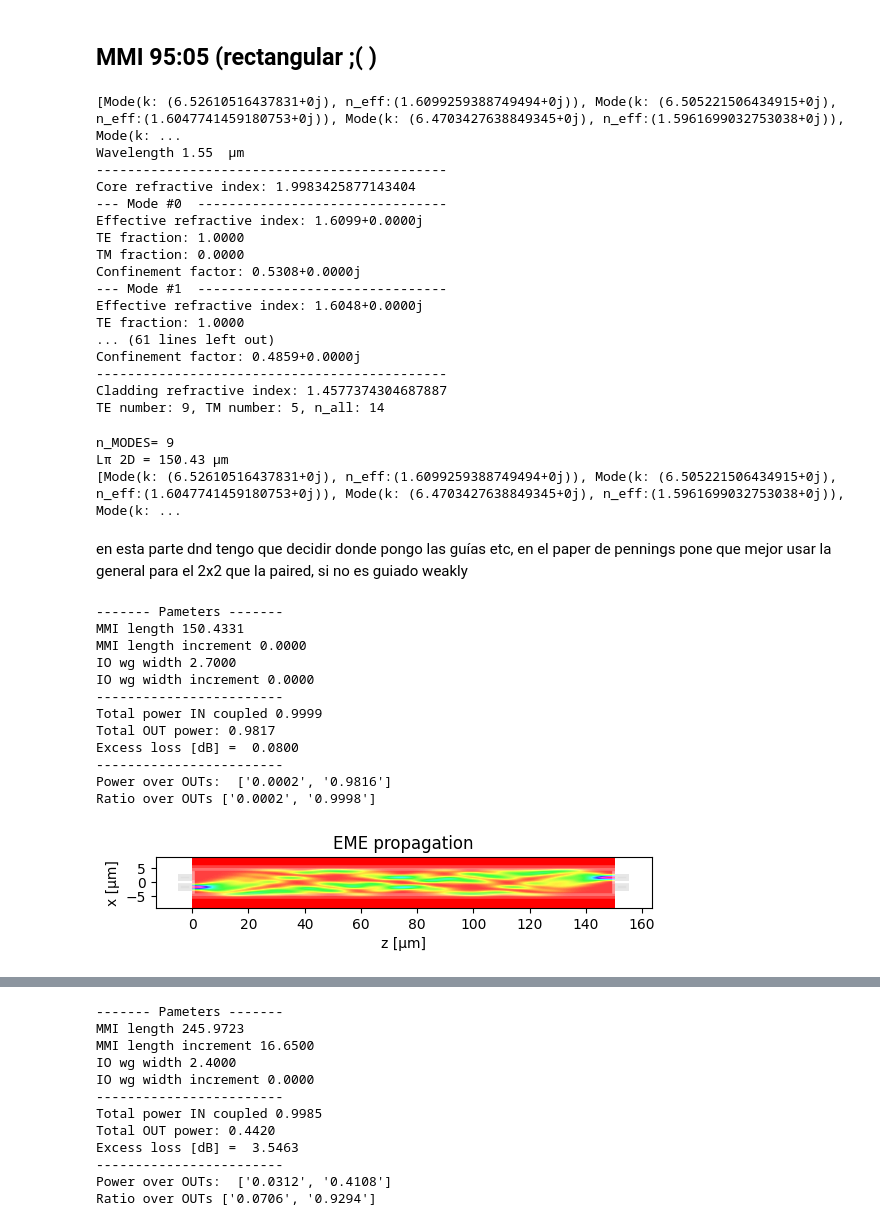
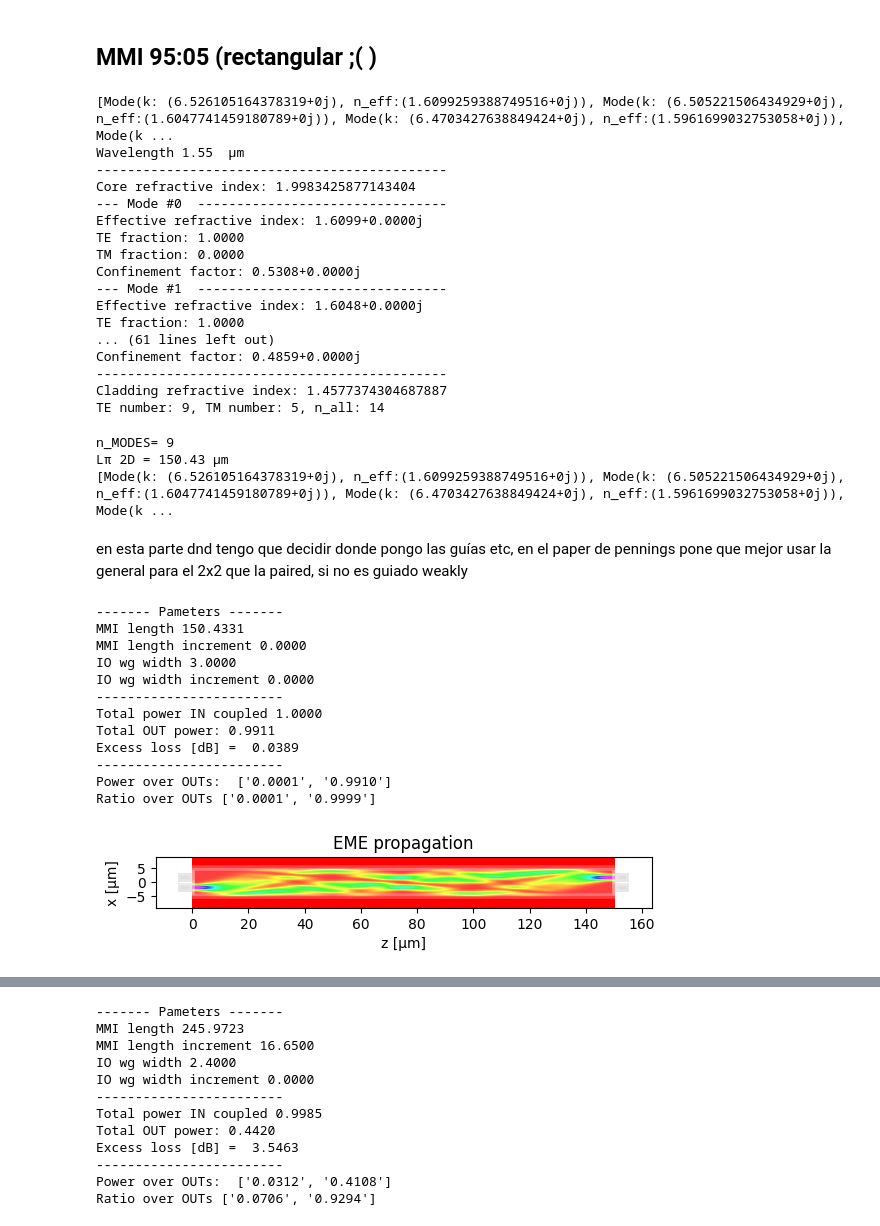
Before and after one commit to mromgar1/pic-upv-lab5-finalproject, a Jupyter notebook: FINAL_PROJECT_DEEP_SIN.ipynb, the cells around one changed output, grey strips where cells are left out. Drawn from its saved outputs; the diff is of its cells as text; code cells hidden in the pictures.

```diff
--- a/FINAL_PROJECT_DEEP_SIN.ipynb
+++ b/FINAL_PROJECT_DEEP_SIN.ipynb
@@ -197,7 +197,7 @@ mmi_Width = 10  # Student. Body width
 
 m = MMI_EME() # Here you instantiate a MMI to be simulated with the Eigen-mode expansion (EME) algorithm.
 m.MMI_width = mmi_Width
-m.wg_width=2.7
+m.wg_width=3
 m.MMI_num_modes = 40 # Number of modes to be calculated. Here, the higher, the better since we are going to calculate
                     # the propagation based on the mode decomposition.
 
@@ -208,7 +208,7 @@ m.find_all_modes()
 # 2) Get the L_pi
 L_pi_eme = m.get_L_pi()
 # %% [output]
-[Mode(k: (6.52610516437831+0j), n_eff:(1.6099259388749494+0j)), Mode(k: (6.505221506434915+0j), n_eff:(1.6047741459180753+0j)), Mode(k: (6.4703427638849345+0j), n_eff:(1.5961699032753038+0j)), Mode(k: ...
+[Mode(k: (6.526105164378319+0j), n_eff:(1.6099259388749516+0j)), Mode(k: (6.505221506434929+0j), n_eff:(1.6047741459180789+0j)), Mode(k: (6.4703427638849424+0j), n_eff:(1.5961699032753058+0j)), Mode(k ...
 Wavelength 1.55  µm
 ---------------------------------------------
 Core refractive index: 1.9983425877143404
@@ -227,46 +227,46 @@ Cladding refractive index: 1.4577374304687887
 TE number: 9, TM number: 5, n_all: 14
 n_MODES= 9
 Lπ 2D = 150.43 µm
-[Mode(k: (6.52610516437831+0j), n_eff:(1.6099259388749494+0j)), Mode(k: (6.505221506434915+0j), n_eff:(1.6047741459180753+0j)), Mode(k: (6.4703427638849345+0j), n_eff:(1.5961699032753038+0j)), Mode(k: ...
+[Mode(k: (6.526105164378319+0j), n_eff:(1.6099259388749516+0j)), Mode(k: (6.505221506434929+0j), n_eff:(1.6047741459180789+0j)), Mode(k: (6.4703427638849424+0j), n_eff:(1.5961699032753058+0j)), Mode(k ...
 # %% [markdown]
 en esta parte dnd tengo que decidir donde pongo las guías etc, en el paper de pennings pone que mejor usar la general para el 2x2 que la paired, si no es guiado weakly
 # %%
 # IMPORTANT!!!
 # # If you DON'T change neither the MMI width
 # nor input/output waveguide widths
 # YOU CAN RUN the lines below as many times as you wish
 # (SAVES TIME)
 
 # 3) Configure MMI
 # # MMI I/O number (check class slides for type of MMI)
 
 m.n_IN =  2 # STUDENT
 m.n_OUT = 2 # STUDENT
 m.dL_MMI = 0
 dy = 0
 # MMI I/O waveguide positions (check class slides for type of MMI)
-m.IN_WVG_positions = np.array([-1.68, 1.68]) # STUDENT
-m.OUT_WVG_positions =np.array([-1.68, 1.68])# STUDENT
+m.IN_WVG_positions = np.array([-1.8, 1.8]) # STUDENT
+m.OUT_WVG_positions =np.array([-1.8, 1.8])# STUDENT
 
 # MMI length (check class slides for type of MMI)
 m.L_MMI = L_pi_eme
 
 
 # Run propagation
 m.propagation()
 # %% [output]
 ------- Pameters -------
 MMI length 150.4331
 MMI length increment 0.0000
-IO wg width 2.7000
+IO wg width 3.0000
 IO wg width increment 0.0000
 ------------------------
-Total power IN coupled 0.9999
-Total OUT power: 0.9817
-Excess loss [dB] =  0.0800
+Total power IN coupled 1.0000
+Total OUT power: 0.9911
+Excess loss [dB] =  0.0389
 ------------------------
-Power over OUTs:  ['0.0002', '0.9816']
-Ratio over OUTs ['0.0002', '0.9998']
+Power over OUTs:  ['0.0001', '0.9910']
+Ratio over OUTs ['0.0001', '0.9999']
-[figure, old version]
+[figure, new version]
 # %%
 #más optimizado
```
Also changed, not shown: parts of 6 cells of this notebook.
